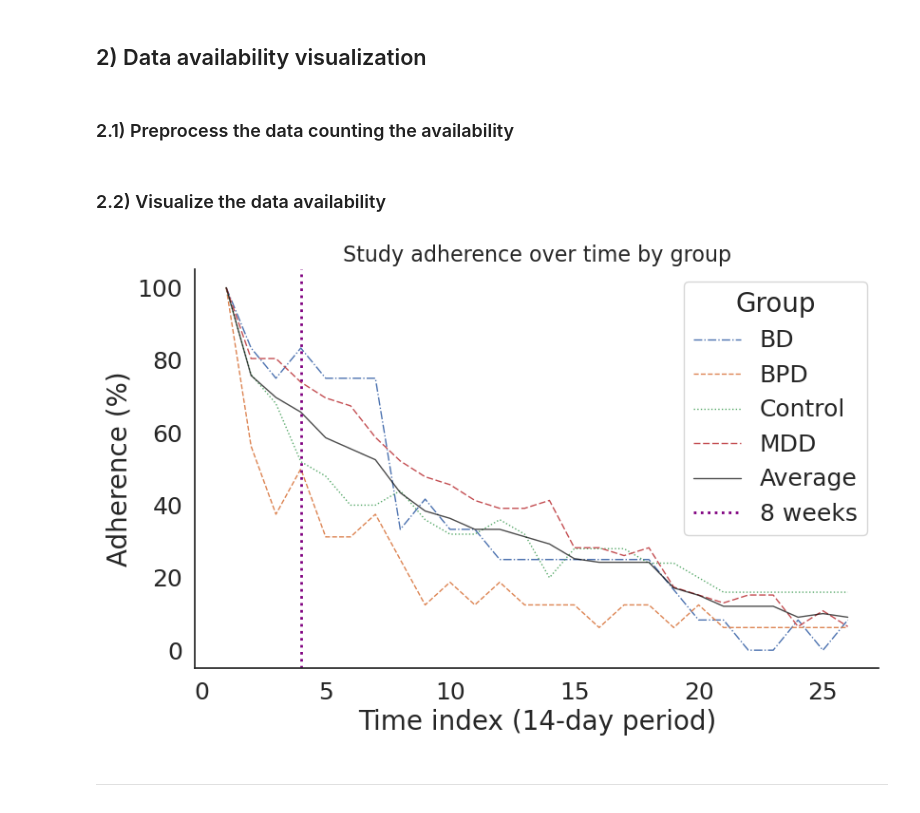
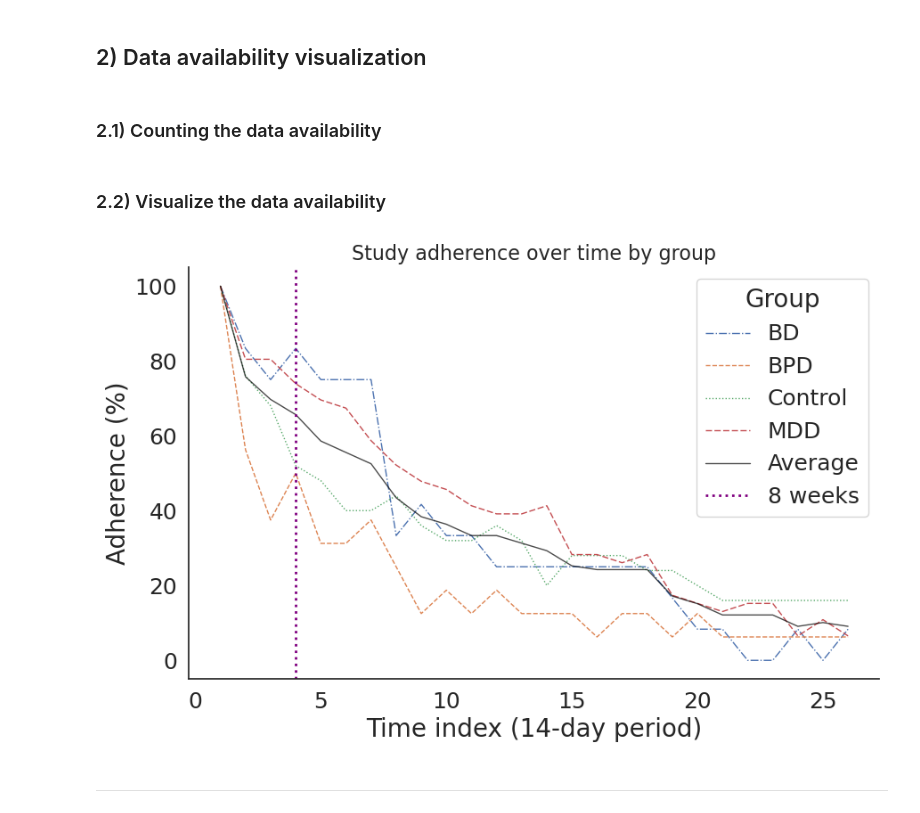
Before and after one commit to ArgonSilicon/MoMoMood-Multimodal-Digital-Phenotyping-Study, a Jupyter notebook: notebooks/MMM-survival-analysis.ipynb, the cells around one changed output. Drawn from its saved outputs; the diff is of its cells as text; code cells hidden in the pictures.

```diff
--- a/notebooks/MMM-survival-analysis.ipynb
+++ b/notebooks/MMM-survival-analysis.ipynb
@@ -26,10 +34,9 @@ sys.path.append(str(pathlib.Path().resolve().parent))  # go up one folder
 from settings import DATA_DIR, OUTPUT_DIR
 # %%
 phq_data = pd.read_csv(DATA_DIR, index_col=0)
-phq_data = phq_data[["group", "user", "idx", "PHQ9"]]
-df = phq_data.dropna(subset=["PHQ9"])
+df = phq_data[["group", "user", "idx", "PHQ9"]].dropna(subset=["PHQ9"])
 # %% [markdown]
 ## 2) Data availability visualization
 # %% [markdown]
-### 2.1) Preprocess the data counting the availability
+### 2.1) Counting the data availability
 # %%
@@ -62,11 +69,11 @@ result['total'] = total_percentage_remaining
 # %% [markdown]
 ### 2.2) Visualize the data availability
 # %%
-# Set style to remove grid and set the background to white
-sns.set(style="white")
-
 # Replace inf and -inf with NaN in the dataframe
 result.replace([float('inf'), float('-inf')], pd.NA, inplace=True)
+
+# Set style
+sns.set(style="white")
 
 # Create the plot
 plt.figure(figsize=(10, 6))
@@ -82,39 +89,36 @@ plt.rc('figure', titlesize=20)   # fontsize of the figure title
 
 # Use Seaborn lineplot with different line styles
 sns.lineplot(data=result, x=result.index, y='bd', label='BD', linestyle='-.', linewidth=1)
 sns.lineplot(data=result, x=result.index, y='bpd', label='BPD', linestyle='--', linewidth=1)
 sns.lineplot(data=result, x=result.index, y='control', label='Control', linestyle=':', linewidth=1)
 sns.lineplot(data=result, x=result.index, y='mdd', label='MDD', linestyle=(0, (5, 2)), linewidth=1)
 sns.lineplot(data=result, x=result.index, y='total', label='Average', linestyle='-', color='black', linewidth=1, alpha=0.7)
 
 # Removing axis spines
 sns.despine(top=True, right=True)
 
-# Adding a vertical line at index 4
+# Adding a vertical line at index 4, corresponding to 2 months
 plt.axvline(x=4, color='purple', linestyle=':', linewidth=2, label='8 weeks')
 
 # Removing grid
 plt.grid(False)
 
 # Adding labels and title
 plt.xlabel('Time index (14-day period)', fontsize=20)
 plt.ylabel('Adherence (%)', fontsize=20)
 plt.title('Study adherence over time by group',fontsize=16)
 
-# Adding legend with larger title font
+# Adding legend
 legend = plt.legend(title='Group')
 plt.setp(legend.get_title(), fontsize=20)  # Set font size of the legend title
-
-# Add extra bottom and left margins
-plt.subplots_adjust(left=0.18, bottom=0.18)
 
 # Save the plot as an image
 plt.savefig(OUTPUT_DIR / "PHQ9_adherence.png", dpi=300)
 
 # Show the plot
 plt.show()
 # %% [output]
-[figure, old version]
+[figure, new version]
 # %% [markdown]
 ---
 # %% [markdown]
```
Also changed, not shown: parts of 7 cells of this notebook, 2 other files.
